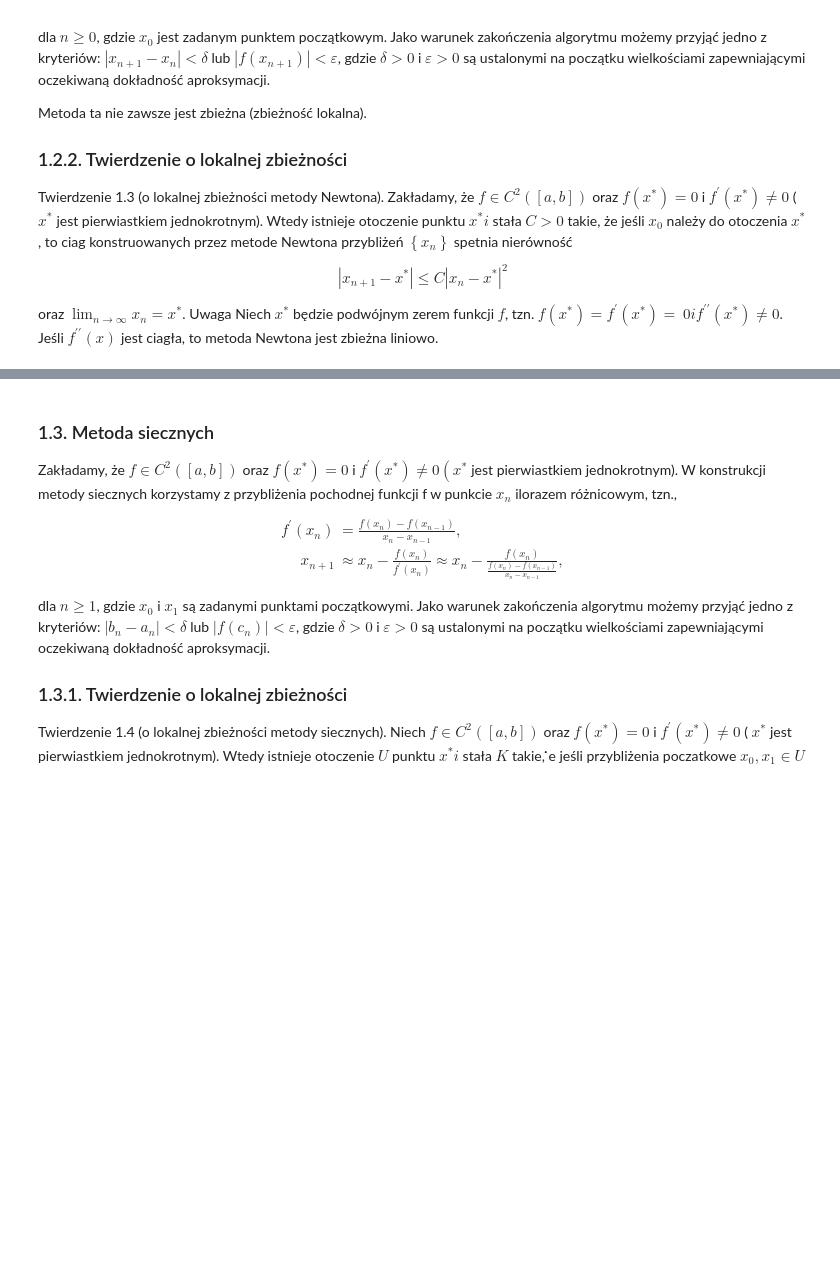
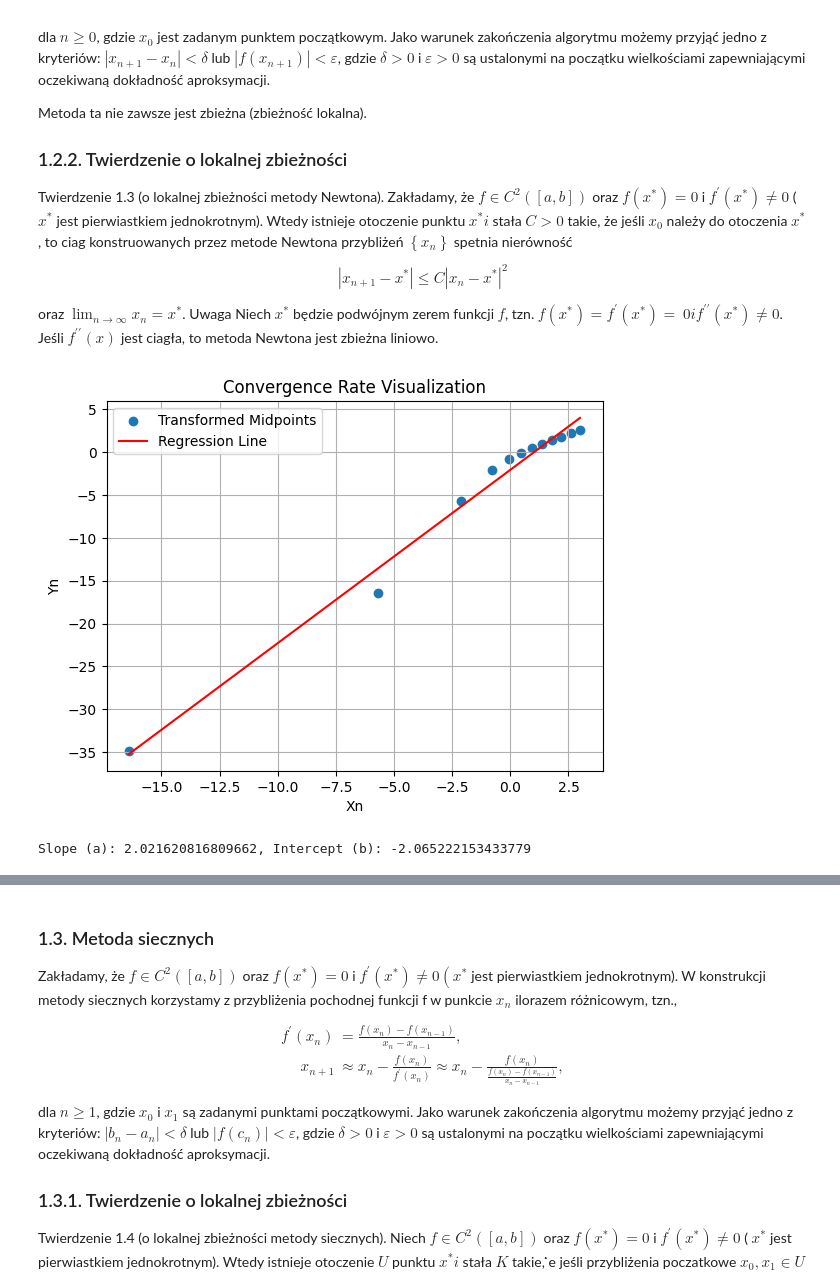
Before and after one commit to meluzyn100/numerical_methods, a Jupyter notebook: notebooks/lab_1.ipynb, the cells around one changed output, grey strips where cells are left out. Drawn from its saved outputs; the diff is of its cells as text; code cells hidden in the pictures; blank space fills up the shorter version.

```diff
--- a/notebooks/lab_1.ipynb
+++ b/notebooks/lab_1.ipynb
@@ -139,4 +138,19 @@ $$
 
 oraz $\lim _{n \rightarrow \infty} x_{n}=x^{*}$.
 Uwaga Niech $x^{*}$ będzie podwójnym zerem funkcji $f$, tzn. $f\left(x^{*}\right)=f^{\prime}\left(x^{*}\right)=$ $0 i f^{\prime \prime}\left(x^{*}\right) \neq 0$. Jeśli $f^{\prime \prime}(x)$ jest ciagła, to metoda Newtona jest zbieżna liniowo.
+# %%
+def f3_2(x):
+    return x + x**3
+
+x_values = np.linspace(-10, 10, 100)
+y_values = f3_2(x_values)
+
+xn = newton_method(f3_2, 20)
+Xn, Yn = transform_midpoints(xn, 0)
+slope, intercept = np.polyfit(Xn, Yn, 1)
+
+plot_convergence_rate(Xn, Yn, slope, intercept)
+# %% [output]
+[figure, added]
+Slope (a): 2.021620816809662, Intercept (b): -2.065222153433779
 # %%
```
Also changed, not shown: parts of 3 cells of this notebook, 1 other file.
